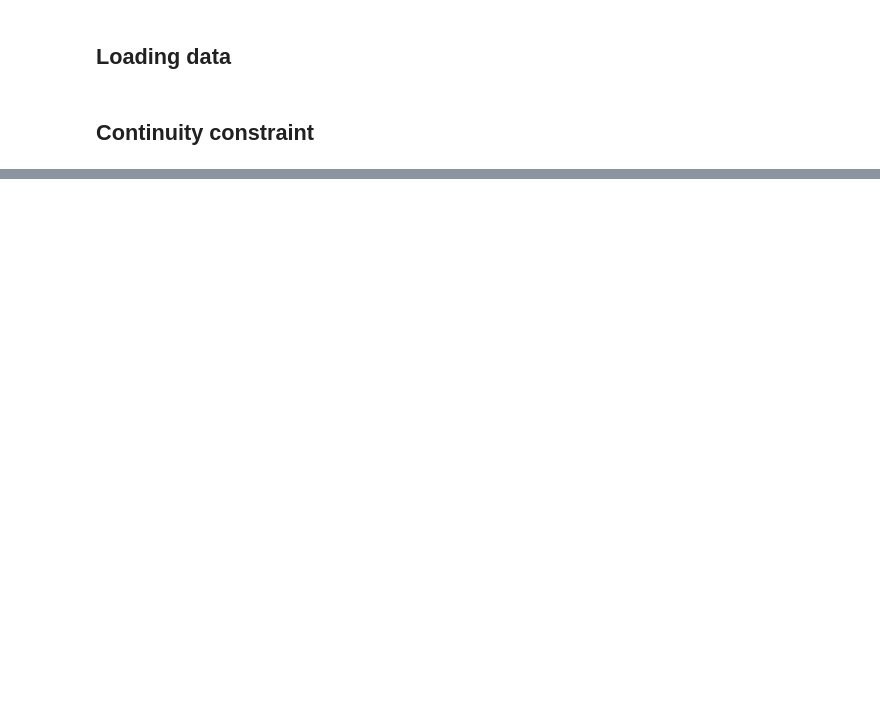
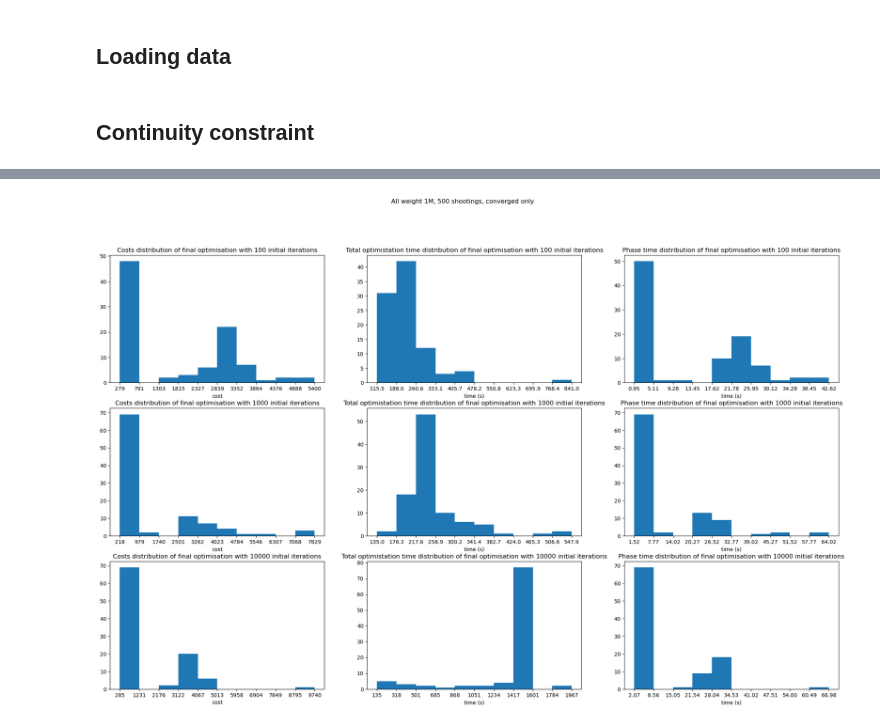
Before and after one commit to Sciancisco/ContinuityObjectiveTests, a Jupyter notebook: Analysis.ipynb, the cells around one changed output, grey strips where cells are left out. Drawn from its saved outputs; the diff is of its cells as text; code cells hidden in the pictures; blank space fills up the shorter version.

```diff
--- a/Analysis.ipynb
+++ b/Analysis.ipynb
@@ -332,0 +225,18 @@ fig.savefig("figures/initial_varpo.pdf")
+# %%
+fig, ((cax100, tax100, pax100), (cax1K, tax1K, pax1K), (cax10K, tax10K, pax10K)) = plt.subplots(3, 3, figsize=(25, 15))
+plot_hist(cax100, final_costs[0], "Costs distribution of final optimisation with 100 initial iterations", "cost")
+plot_hist(cax1K, final_costs[1], "Costs distribution of final optimisation with 1000 initial iterations", "cost")
+plot_hist(cax10K, final_costs[2], "Costs distribution of final optimisation with 10000 initial iterations", "cost")
+
+plot_hist(tax100, final_opt_times[0], "Total optimistation time distribution of final optimisation with 100 initial iterations", "time (s)")
+plot_hist(tax1K, final_opt_times[1], "Total optimistation time distribution of final optimisation with 1000 initial iterations", "time (s)")
+plot_hist(tax10K, final_opt_times[2], "Total optimistation time distribution of final optimisation with 10000 initial iterations", "time (s)")
+
+plot_hist(pax100, final_phase_times[0], "Phase time distribution of final optimisation with 100 initial iterations", "time (s)")
+plot_hist(pax1K, final_phase_times[1], "Phase time distribution of final optimisation with 1000 initial iterations", "time (s)")
+plot_hist(pax10K, final_phase_times[2], "Phase time distribution of final optimisation with 10000 initial iterations", "time (s)")
+
+fig.suptitle("All weight 1M, 500 shootings, converged only")
+fig.savefig("figures/final_varit.pdf")
+# %% [output]
+[figure, added]
```
Also changed, not shown: parts of 22 cells of this notebook, 1 other file.
